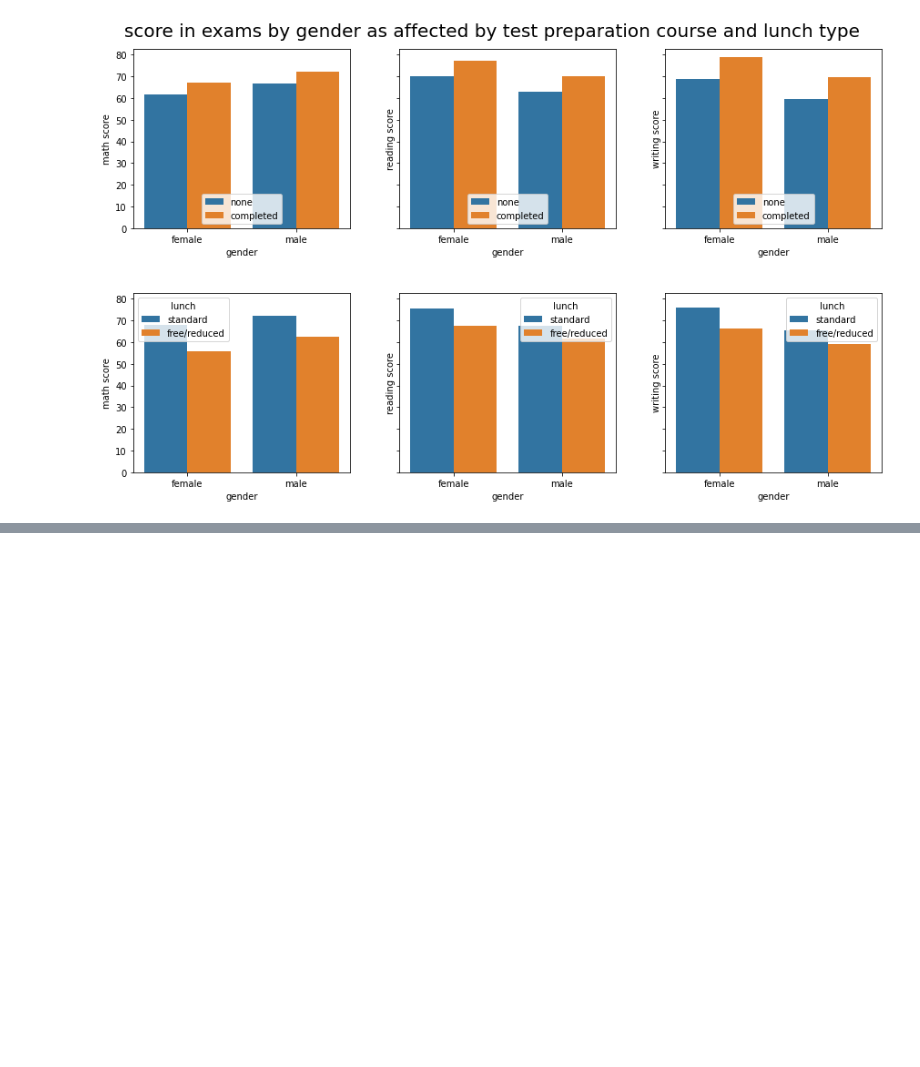
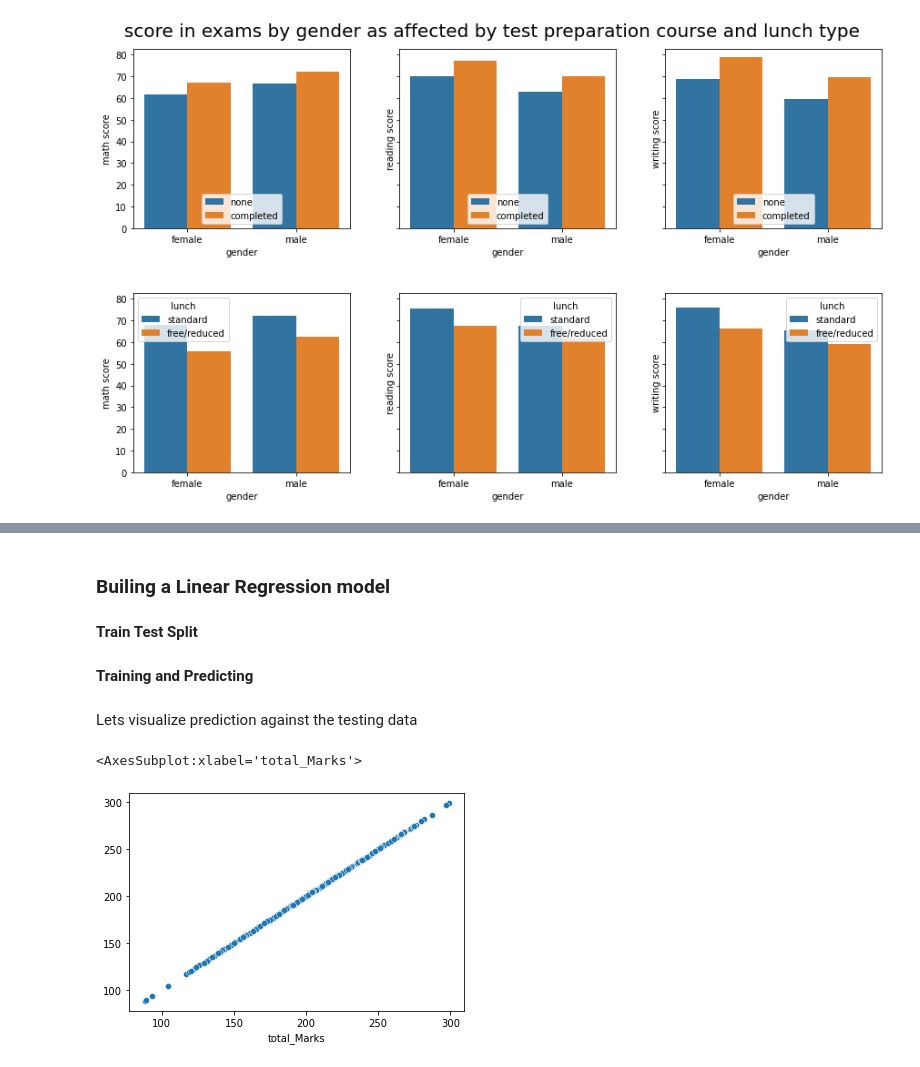
Before and after one commit to amarismail522/Data-Science---Machine-Learning, a Jupyter notebook: Project 4 - Student Exam Performance - EDA/Student_Performance.ipynb, the cells around one changed output, grey strips where cells are left out. Saved outputs shown, nothing was run; the diff lists cells and outputs as text; code cells hidden in the pictures; blank space fills up the shorter version.

```diff
--- a/Project 4 - Student Exam Performance - EDA/Student_Performance.ipynb
+++ b/Project 4 - Student Exam Performance - EDA/Student_Performance.ipynb
@@ -239,0 +298,3 @@ plt.show()
+# %%
+df1 = pd.get_dummies(df[df.columns[:5]], drop_first=True)
+df1.head()
@@ -239,0 +310,5 @@ plt.show()
+# %%
+df.drop(['gender','race/ethnicity','parental level of education', 'lunch',
+        'test preparation course','total_perc','Grade','math_passstatus','reading_passstatus','writing_passstatus','perc_passstatus'], axis=1, inplace=True)
+df = pd.concat([df1,df], axis=1)
+df.head()
@@ -239,0 +342,23 @@ plt.show()
+# %% [markdown]
+### Builing a Linear Regression model
+# %% [markdown]
+**Train Test Split**
+# %%
+from sklearn.model_selection import train_test_split
+X_train, X_test, y_train, y_test = train_test_split(df.drop(['total_Marks'], axis=1),
+                                                    df['total_Marks'], test_size=0.3,
+                                                    random_state=101)
+# %% [markdown]
+**Training and Predicting**
+# %%
+from sklearn.linear_model import LinearRegression
+LR = LinearRegression()
+LR.fit(X_train,y_train)
+predictions=LR.predict(X_test)
+# %% [markdown]
+Lets visualize prediction against the testing data
+# %%
+sns.scatterplot(x=y_test, y=predictions)
+# %% [output]
+<AxesSubplot:xlabel='total_Marks'>
+[figure, added]
```
Also changed, not shown: parts of 13 cells of this notebook, 1 other file.
